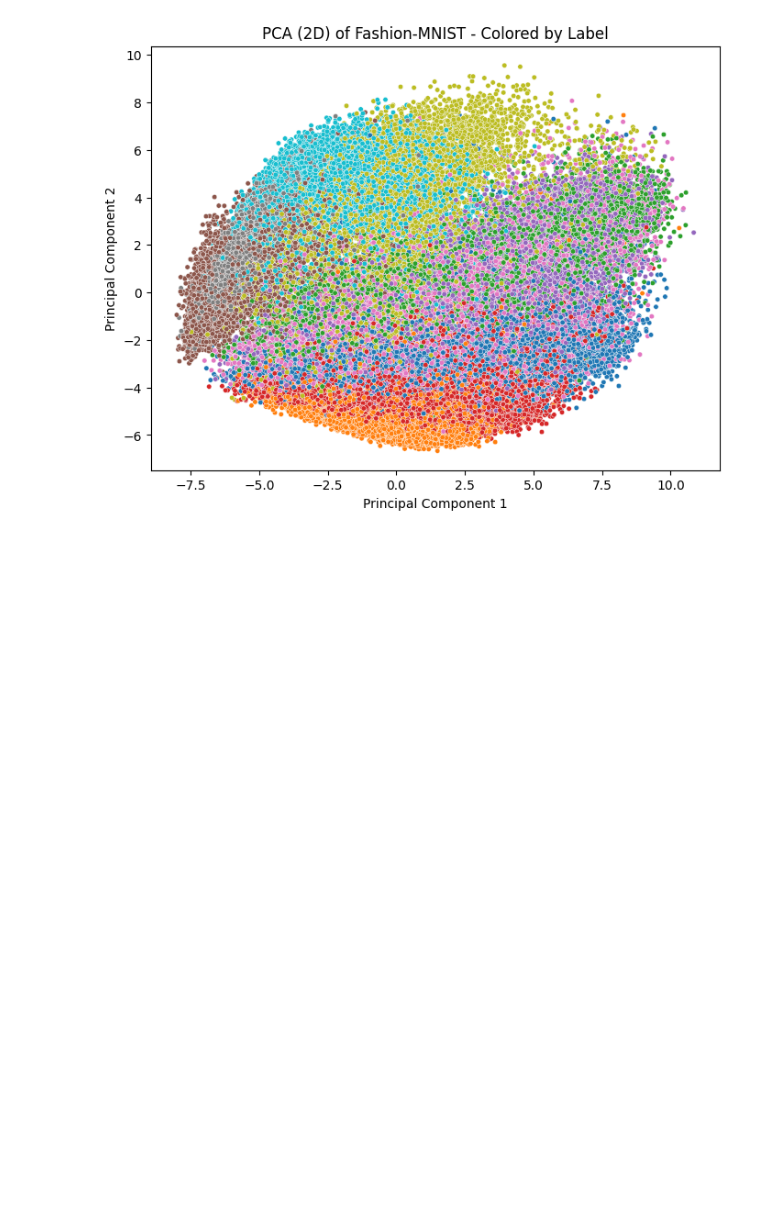
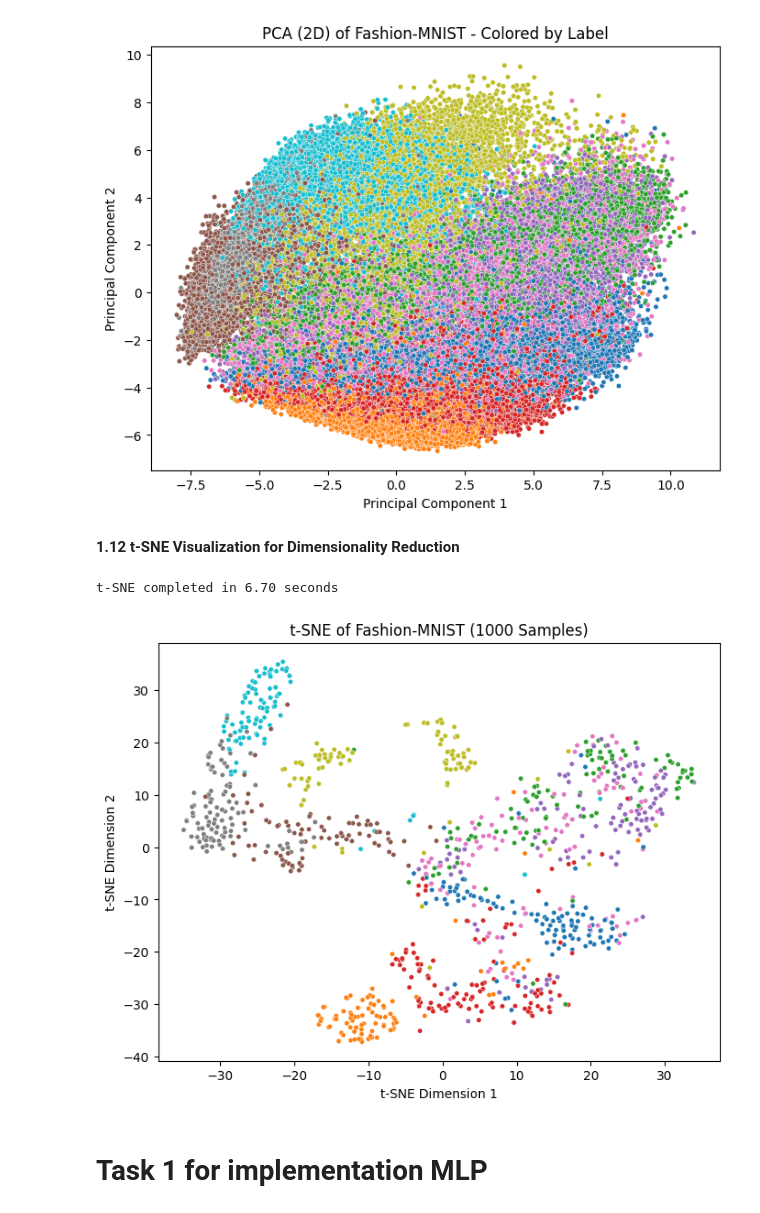
Before and after one commit to Abtin-Ghorbani/AppliedAI_FashionMNIST, a Jupyter notebook: AppliedAI_FashionMNIST.ipynb, the cells around one changed output. Drawn from its saved outputs; the diff is of its cells as text; code cells hidden in the pictures; blank space fills up the shorter version.

```diff
--- a/AppliedAI_FashionMNIST.ipynb
+++ b/AppliedAI_FashionMNIST.ipynb
@@ -219,3 +246,26 @@ plt.ylabel("Principal Component 2")
 plt.show()
 # %% [output]
 [figure]
+# %% [markdown]
+**1.12 t-SNE Visualization for Dimensionality Reduction**
+# %%
+from sklearn.manifold import TSNE
+import time
+# reduce dimensionality with t-SNE for better visualization
+tsne = TSNE(n_components=2, random_state=42, perplexity=30, n_iter=1000)  # define t-SNE model for 1000 sample of data
+start = time.time()  # start timing
+X_tsne = tsne.fit_transform(X_train_scaled[:1000])  # apply t-SNE on 1000 samples (to avoid long time)
+end = time.time()  # end timing
+print(f"t-SNE completed in {end - start:.2f} seconds")  # print timming
+# Plotting the result
+plt.figure(figsize=(8, 6))  # set plot size
+sns.scatterplot(x=X_tsne[:, 0], y=X_tsne[:, 1], hue=y_train[:1000], palette="tab10", s=15, legend=False)  # 2D scatter # color tab10
+plt.title("t-SNE of Fashion-MNIST (1000 Samples)")  # title
+plt.xlabel("t-SNE Dimension 1")
+plt.ylabel("t-SNE Dimension 2")
+plt.show()  # show
+# %% [output]
+t-SNE completed in 6.70 seconds
+[figure, added]
+# %% [markdown]
+# **Task 1 for implementation MLP**
```
Also changed, not shown: parts of 47 cells of this notebook.
